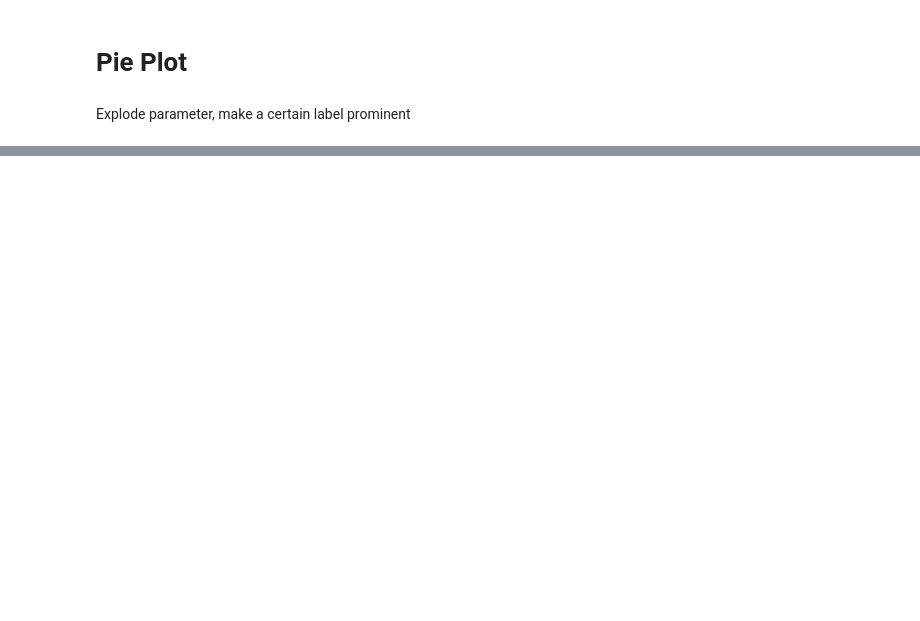
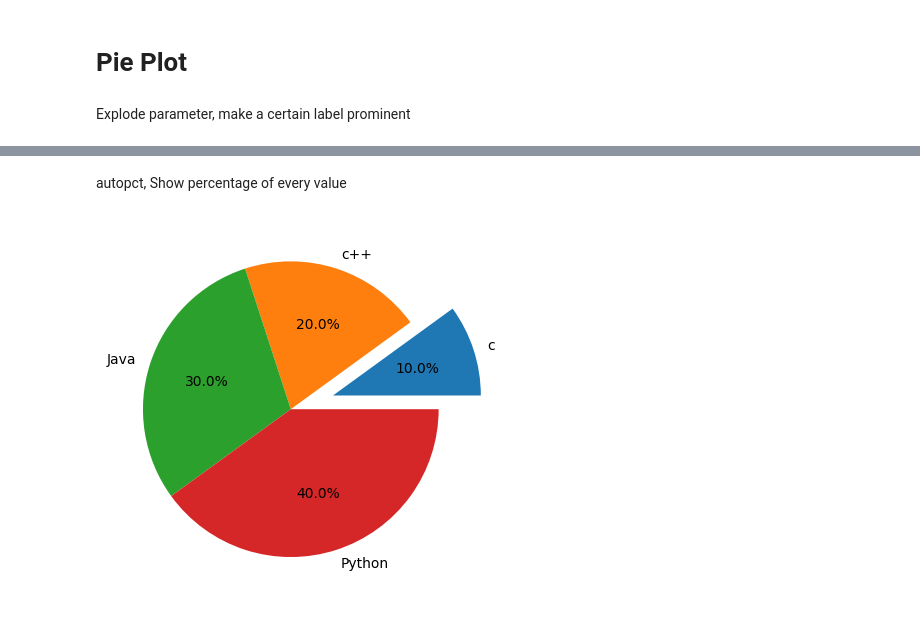
Before and after one commit to Musawer-Afzal/AI-Engineering, a Jupyter notebook: Matplotlib/pie_plot.ipynb, the cells around one changed output, grey strips where cells are left out. Cells and saved outputs as stored; diff of their text form; code cells hidden in the pictures; blank space fills up the shorter version.

Commit message:
Add percentages using autopct

```diff
--- a/Matplotlib/pie_plot.ipynb
+++ b/Matplotlib/pie_plot.ipynb
@@ -18,0 +21,18 @@ plt.show()
+# %% [markdown]
+autopct, Show percentage of every value
+# %%
+x = [10, 20,30, 40]
+y = ["c", "c++", "Java", "Python"]
+ex = [0.3, 0.0, 0.0, 0.0]
+c = ["red", "yellow", "green", "blue"]
+
+plt.pie(
+    x,
+    labels = y,
+    explode = ex,
+    # colors = c,
+    autopct = "%0.1f%%" # the %0.1f%% means 1 decimal place, and %0.2f%% means 2 decimal places
+    )
+plt.show()
+# %% [output]
+[figure, added]
```
Also changed, not shown: parts of 1 cell of this notebook.
